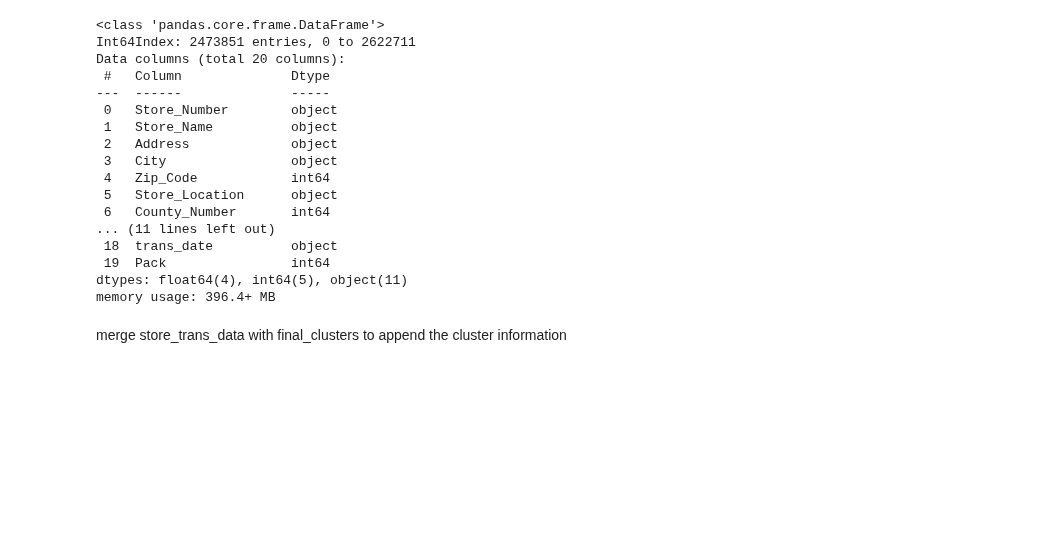
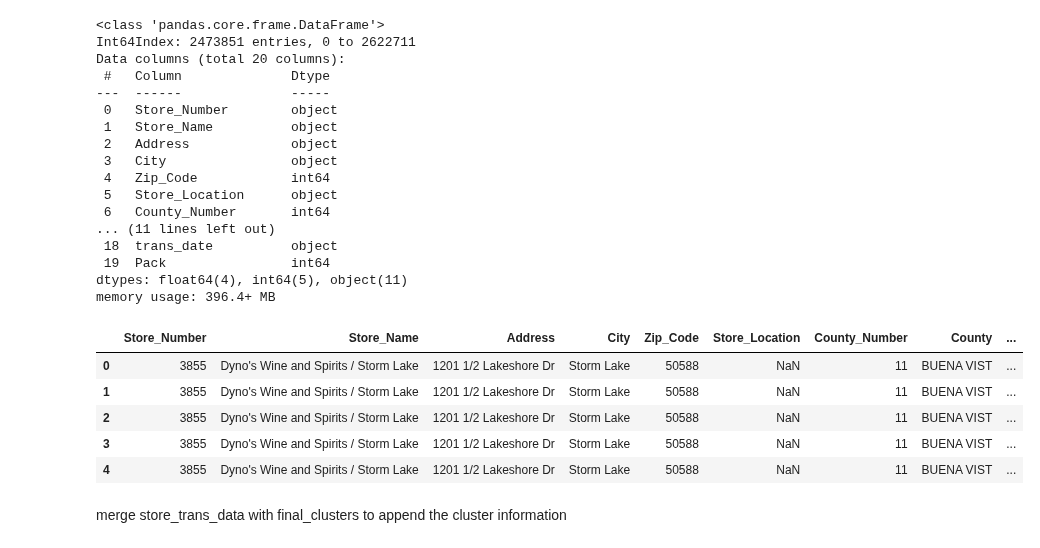
Before and after one commit to dgarbato/capstone, a Jupyter notebook: get store information on clusters.ipynb, the cells around one changed output. Cells and saved outputs as stored; diff of their text form; code cells hidden in the pictures; blank space fills up the shorter version.

```diff
--- a/get store information on clusters.ipynb
+++ b/get store information on clusters.ipynb
@@ -204,6 +204,15 @@ dtypes: float64(4), int64(5), object(11)
 memory usage: 396.4+ MB
 # %%
 # store_trans.groupby(['Store_Number','Store_Name'])['Item_Number'].unique()
+# %%
+store_trans.head()
+# %% [output]
+|  | Store_Number | Store_Name | Address | City | Zip_Code | Store_Location | County_Number | County | ... |
+| 0 | 3855 | Dyno's Wine and Spirits / Storm Lake | 1201 1/2 Lakeshore Dr | Storm Lake | 50588 | NaN | 11 | BUENA VIST | ... |
+| 1 | 3855 | Dyno's Wine and Spirits / Storm Lake | 1201 1/2 Lakeshore Dr | Storm Lake | 50588 | NaN | 11 | BUENA VIST | ... |
+| 2 | 3855 | Dyno's Wine and Spirits / Storm Lake | 1201 1/2 Lakeshore Dr | Storm Lake | 50588 | NaN | 11 | BUENA VIST | ... |
+| 3 | 3855 | Dyno's Wine and Spirits / Storm Lake | 1201 1/2 Lakeshore Dr | Storm Lake | 50588 | NaN | 11 | BUENA VIST | ... |
+| 4 | 3855 | Dyno's Wine and Spirits / Storm Lake | 1201 1/2 Lakeshore Dr | Storm Lake | 50588 | NaN | 11 | BUENA VIST | ... |
 # %% [markdown]
 merge store_trans_data with final_clusters to append the cluster information
 # %%
```
Also changed, not shown: parts of 5 cells of this notebook.
